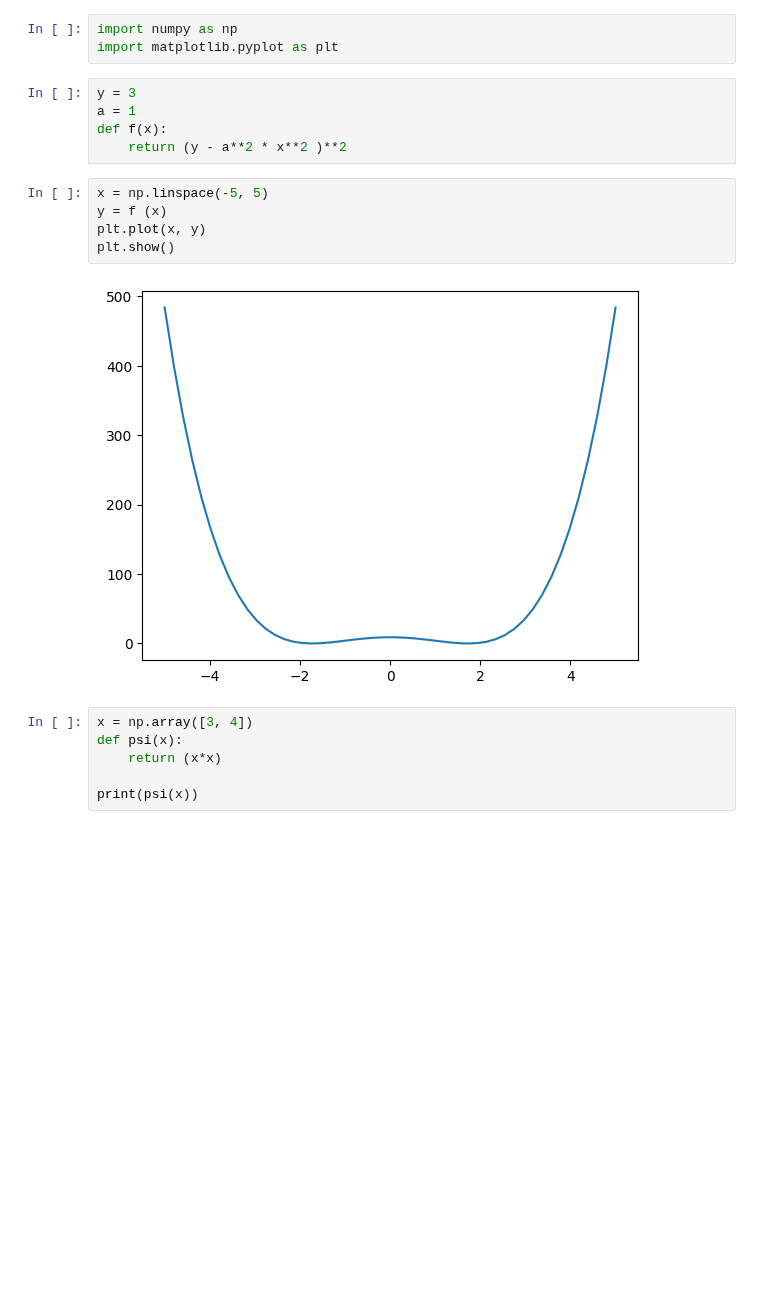
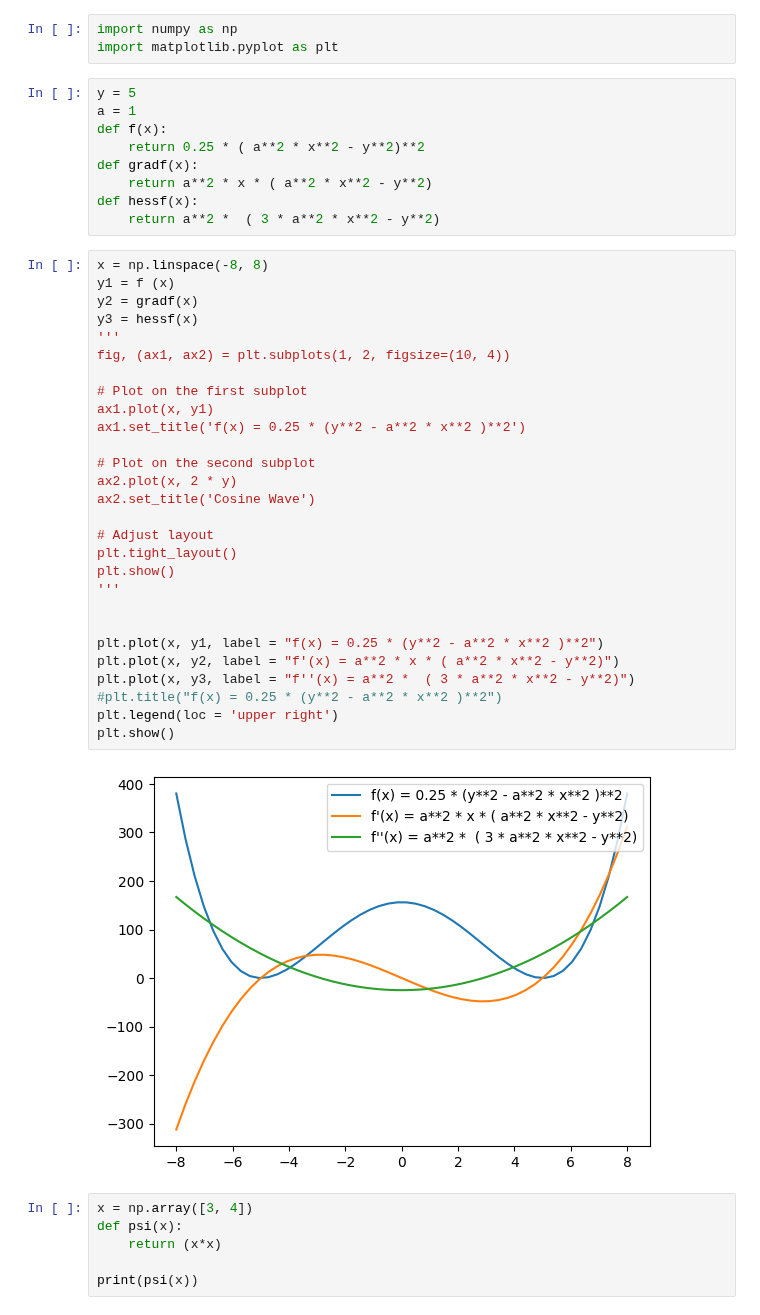
Before and after one commit to JeremieSefo/PhaseRetrievalMirror, a Jupyter notebook: non_convex.ipynb, the cells around one changed output. Cells and saved outputs as stored; diff of their text form; blank space fills up the shorter version.

```diff
--- a/non_convex.ipynb
+++ b/non_convex.ipynb
@@ -1,18 +1,45 @@
 # %%
 import numpy as np
 import matplotlib.pyplot as plt
-# %%
-y = 3
-a = 1
-def f(x):
-    return (y - a**2 * x**2 )**2
-# %%
-x = np.linspace(-5, 5)
-y = f (x)
-plt.plot(x, y)
-plt.show()
-# %% [output]
-[figure, removed]
+# %%
+y = 5
+a = 1
+def f(x):
+    return 0.25 * ( a**2 * x**2 - y**2)**2
+def gradf(x):
+    return a**2 * x * ( a**2 * x**2 - y**2)
+def hessf(x):
+    return a**2 *  ( 3 * a**2 * x**2 - y**2)
+# %%
+x = np.linspace(-8, 8)
+y1 = f (x)
+y2 = gradf(x)
+y3 = hessf(x)
+'''
+fig, (ax1, ax2) = plt.subplots(1, 2, figsize=(10, 4))
+
+# Plot on the first subplot
+ax1.plot(x, y1)
+ax1.set_title('f(x) = 0.25 * (y**2 - a**2 * x**2 )**2')
+
+# Plot on the second subplot
+ax2.plot(x, 2 * y)
+ax2.set_title('Cosine Wave')
+
+# Adjust layout
+plt.tight_layout()
+plt.show()
+'''
+
+
+plt.plot(x, y1, label = "f(x) = 0.25 * (y**2 - a**2 * x**2 )**2")
+plt.plot(x, y2, label = "f'(x) = a**2 * x * ( a**2 * x**2 - y**2)")
+plt.plot(x, y3, label = "f''(x) = a**2 *  ( 3 * a**2 * x**2 - y**2)")
+#plt.title("f(x) = 0.25 * (y**2 - a**2 * x**2 )**2")
+plt.legend(loc = 'upper right')
+plt.show()
+# %% [output]
+[figure, added]
 # %%
 x = np.array([3, 4])
 def psi(x):
```
Also changed, not shown: 3 other files.
